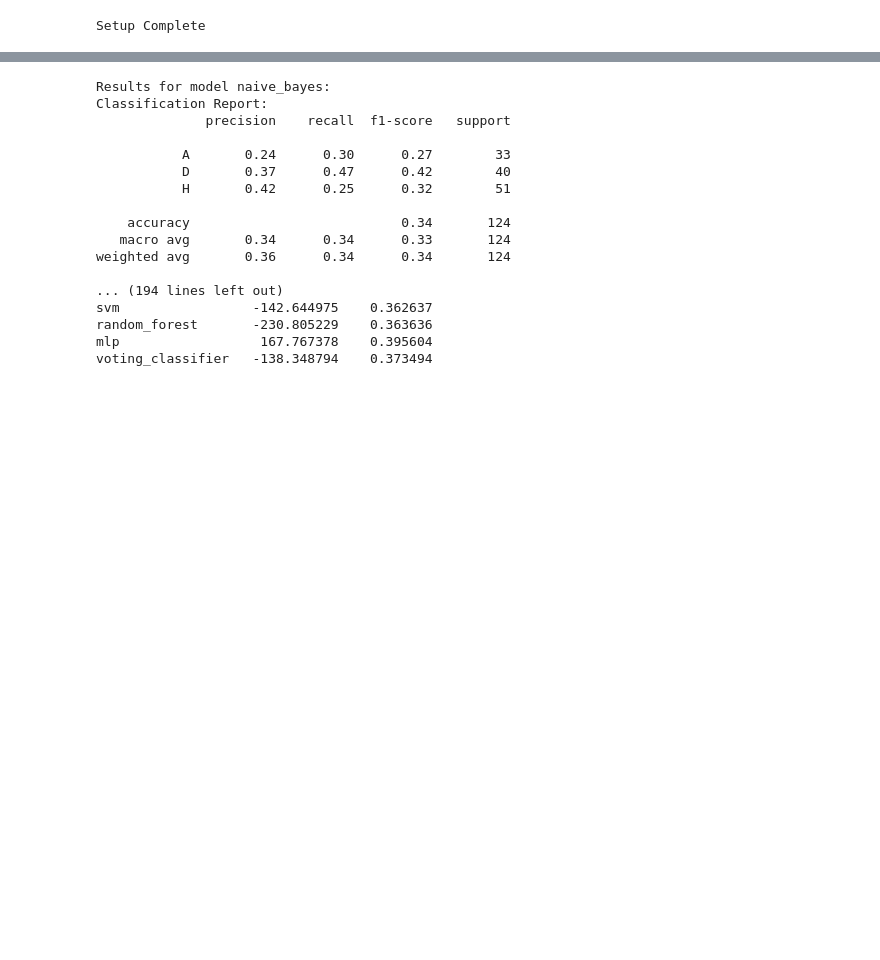
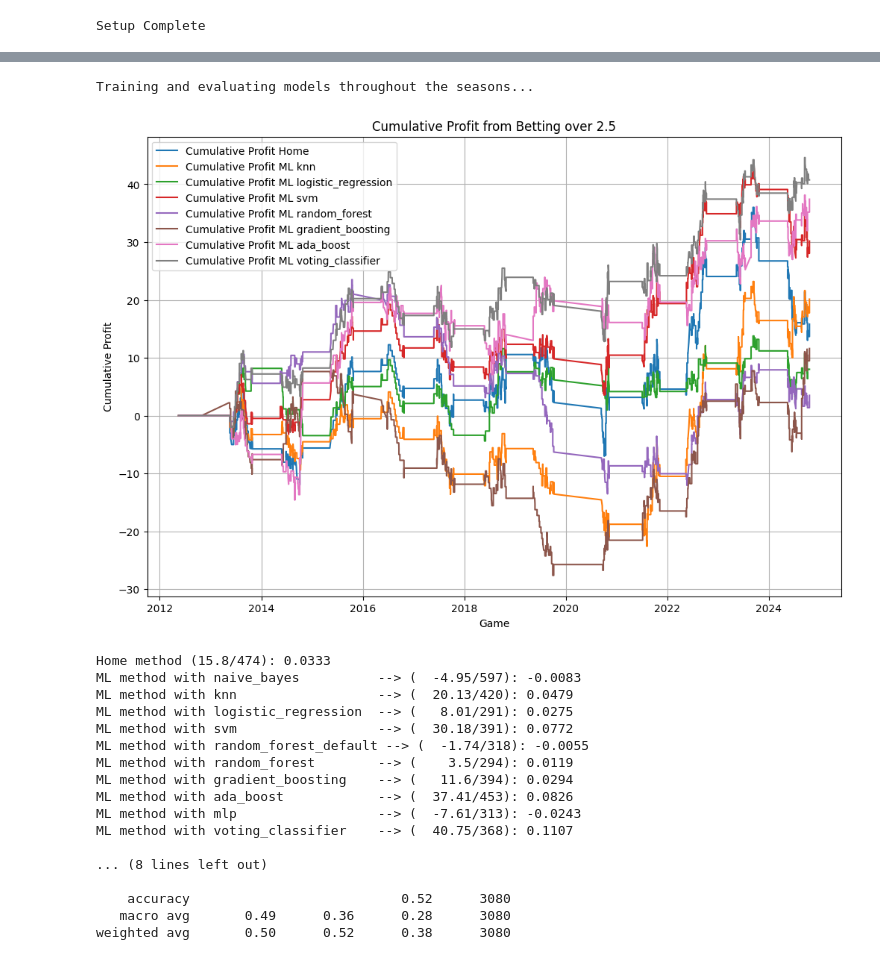
Before and after one commit to caiomelo22/football-predictor, a Jupyter notebook: src/simulator.ipynb, the cells around one changed output, grey strips where cells are left out. Saved outputs shown, nothing was run; the diff lists cells and outputs as text; code cells hidden in the pictures; blank space fills up the shorter version.

```diff
--- a/src/simulator.ipynb
+++ b/src/simulator.ipynb
@@ -39,0 +16,17 @@ X_train, y_train, X_test = pf.filter_datasets(X_full, y, X_test_full, filtered_c
+# %%
+league = "mls"
+start_season = 2012
+save_pipeline = True
+
+random_state = 0
+
+min_games_played = 10
+min_games_played_at = 5
+
+betting_starts_after_n_games = 0
+
+min_odds = 2.5
+plot_threshold = 0
+# %%
+matches = bf.initialize_matches(league, start_season)
+display(matches)
@@ -40,22 +103,43 @@ X_train, y_train, X_test = pf.filter_datasets(X_full, y, X_test_full, filtered_c
 # %%
-my_pipeline = pf.simulate(
-    X_train, y_train, X_test, y_test, odds_test, betting_starts_after_n_games, strategy, verbose=1
-)
+from helpers.classification import simulate
+
+last_season = matches.iloc[-1]["season"]
+
+# Train and evaluate model
+print("Training and evaluating models throughout the seasons...")
+for season in tqdm(range(start_season + 1, last_season + 1)):
+    matches, trained_models = simulate(
+        data_df,
+        start_season,
+        season,
+        filtered_cols,
+        betting_starts_after_n_games,
+        strategy,
+        verbose=1,
+        random_state=0,
+        preprocess=True,
+        voting_classifier_models=["ada_boost", "knn", "logistic_regression"]
+    )
 # %% [output]
-Results for model naive_bayes:
-Classification Report:
-              precision    recall  f1-score   support
-
-           A       0.24      0.30      0.27        33
-           D       0.37      0.47      0.42        40
-           H       0.42      0.25      0.32        51
-
-    accuracy                           0.34       124
-   macro avg       0.34      0.34      0.33       124
-weighted avg       0.36      0.34      0.34       124
-
-... (194 lines left out)
-svm                 -142.644975    0.362637
-random_forest       -230.805229    0.363636
-mlp                  167.767378    0.395604
-voting_classifier   -138.348794    0.373494
+Training and evaluating models throughout the seasons...
+# %%
+best_model_name = pf.get_simulation_results(matches, start_season, min_odds, plot_threshold, random_state)
+# %% [output]
+[figure, added]
+Home method (15.8/474): 0.0333
+ML method with naive_bayes          --> (  -4.95/597): -0.0083
+ML method with knn                  --> (  20.13/420): 0.0479
+ML method with logistic_regression  --> (   8.01/291): 0.0275
+ML method with svm                  --> (  30.18/391): 0.0772
+ML method with random_forest_default --> (  -1.74/318): -0.0055
+ML method with random_forest        --> (    3.5/294): 0.0119
+ML method with gradient_boosting    --> (   11.6/394): 0.0294
+ML method with ada_boost            --> (  37.41/453): 0.0826
+ML method with mlp                  --> (  -7.61/313): -0.0243
+ML method with voting_classifier    --> (  40.75/368): 0.1107
+
+... (8 lines left out)
+
+    accuracy                           0.52      3080
+   macro avg       0.49      0.36      0.28      3080
+weighted avg       0.50      0.52      0.38      3080
```
Also changed, not shown: parts of 11 cells of this notebook, 4 other files.
